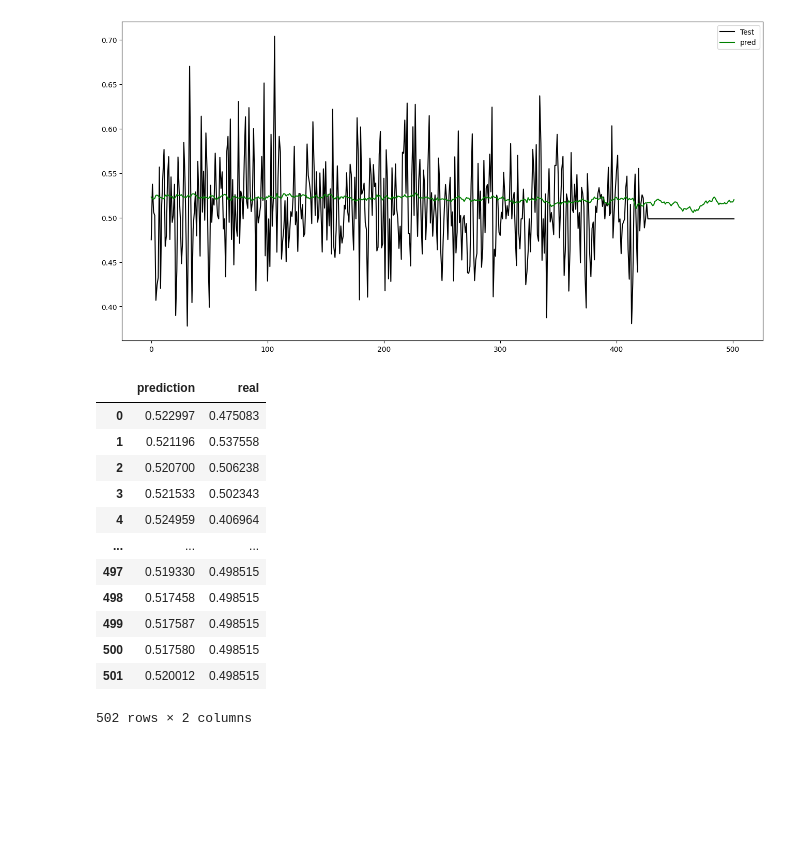
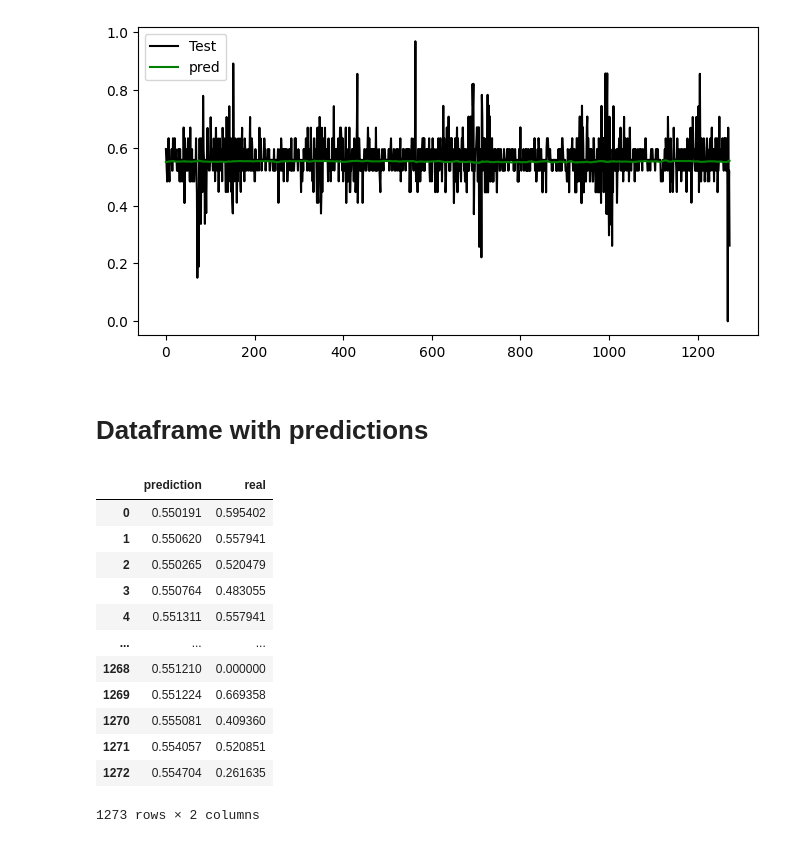
Before and after one commit to marmibv/XTB-Trader, a Jupyter notebook: other_notebooks/LSTM_Multiple_input_diff.ipynb, the cells around one changed output. Cells and saved outputs as stored; diff of their text form; code cells hidden in the pictures; blank space fills up the shorter version.

```diff
--- a/other_notebooks/LSTM_Multiple_input_diff.ipynb
+++ b/other_notebooks/LSTM_Multiple_input_diff.ipynb
@@ -22,0 +13,4 @@ data.head(10)
+# %%
+data = yf.download(tickers = 'EURUSD=x', period='1mo', interval='5m')
+data.index.rename("Date", inplace=True)
+data
@@ -65,0 +58,2 @@ data_set.head(20)
+# %%
+data_set = data.iloc[:, 0:len(data.columns)]#.values
@@ -87,9 +109,8 @@ print(data_set_scaled)
 X = []
 #print(data_set_scaled[0].size)
 #data_set_scaled=data_set.values
-backcandles = 30
 print(data_set_scaled.shape[0])
-for j in range(8):#data_set_scaled[0].size):#2 columns are target not X
+for j in range(data_set_scaled.shape[1] - 3):#data_set_scaled[0].size):#2 columns are target not X
     X.append([])
     for i in range(backcandles, data_set_scaled.shape[0]):#backcandles+2
         X[j].append(data_set_scaled[i-backcandles:i, j])
@@ -105,8 +126,8 @@ X, yi =np.array(X), np.array(data_set_scaled[backcandles:,-3])
 y=np.reshape(yi,(len(yi),1))
 #y=sc.fit_transform(yi)
 #X_train = np.reshape(X_train, (X_train.shape[0], X_train.shape[1], 1))
-print(X)
-print(X.shape)
-print(y)
-print(y.shape)
+# print(X)
+# print(X.shape)
+# print(y)
+# print(y.shape)
 # %% [output]
@@ -229,0 +258,3 @@ Epoch 30/30
+# %%
+from keras.models import load_model
+model = load_model("model")
@@ -253,28 +294,30 @@ for i in range(10):
 # %%
-plt.figure(figsize=(16,8))
+plt.figure(figsize=(8,4))
 plt.plot(y_test, color = 'black', label = 'Test')
 plt.plot(y_pred, color = 'green', label = 'pred')
 plt.legend()
 plt.show()
 # %% [output]
-[figure, old version]
+[figure, new version]
+# %% [markdown]
+# Dataframe with predictions
 # %%
 df = pd.DataFrame({"prediction": y_pred.reshape(-1), "real": y_test.reshape(-1)})
 df
 # %% [output]
 |  | prediction | real |
-| 0 | 0.522997 | 0.475083 |
-| 1 | 0.521196 | 0.537558 |
-| 2 | 0.520700 | 0.506238 |
-| 3 | 0.521533 | 0.502343 |
-| 4 | 0.524959 | 0.406964 |
+| 0 | 0.550191 | 0.595402 |
+| 1 | 0.550620 | 0.557941 |
+| 2 | 0.550265 | 0.520479 |
+| 3 | 0.550764 | 0.483055 |
+| 4 | 0.551311 | 0.557941 |
 | ... | ... | ... |
-| 497 | 0.519330 | 0.498515 |
-| 498 | 0.517458 | 0.498515 |
-| 499 | 0.517587 | 0.498515 |
-| 500 | 0.517580 | 0.498515 |
-| 501 | 0.520012 | 0.498515 |
+| 1268 | 0.551210 | 0.000000 |
+| 1269 | 0.551224 | 0.669358 |
+| 1270 | 0.555081 | 0.409360 |
+| 1271 | 0.554057 | 0.520851 |
+| 1272 | 0.554704 | 0.261635 |
-502 rows × 2 columns
+1273 rows × 2 columns
 # %%
 df['prediction_diff'] = df.prediction.diff(periods=2)
 df['real_diff'] = df.real.diff(periods=2)
```
Also changed, not shown: parts of 31 cells of this notebook, 7 other files.
